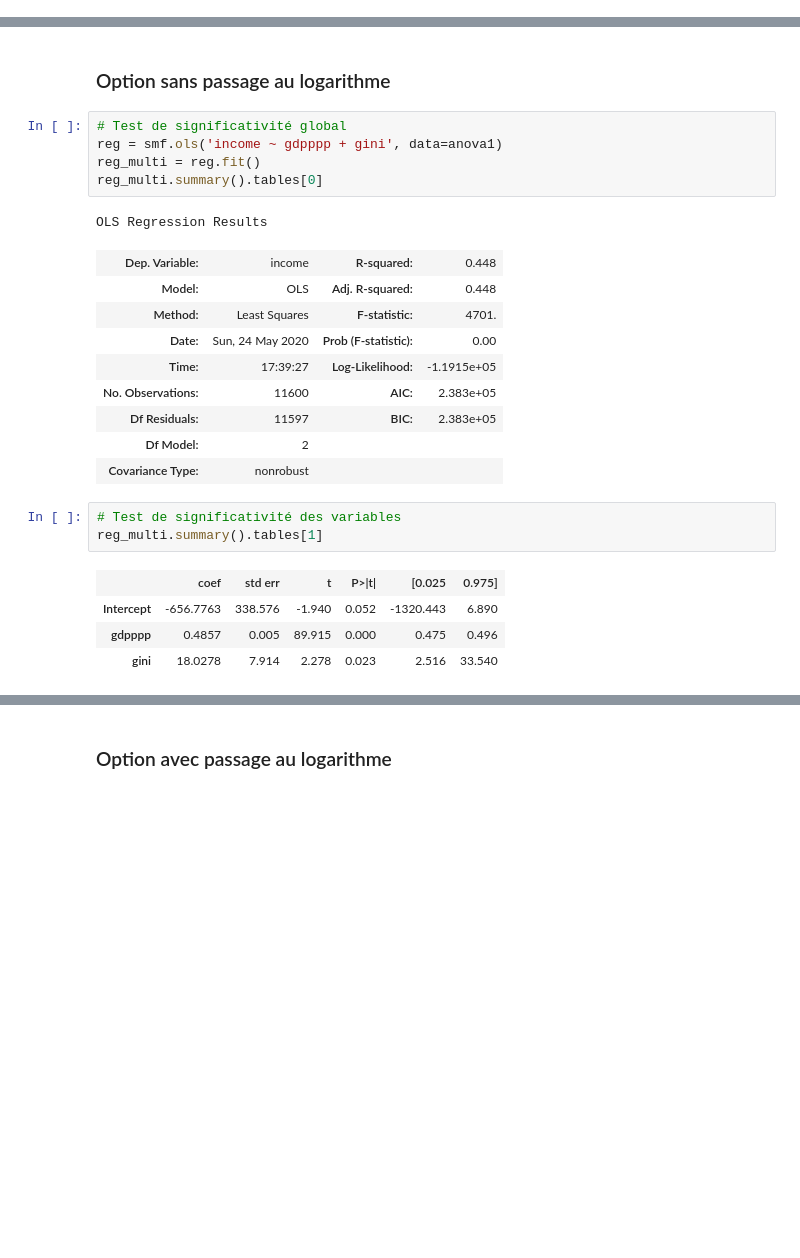
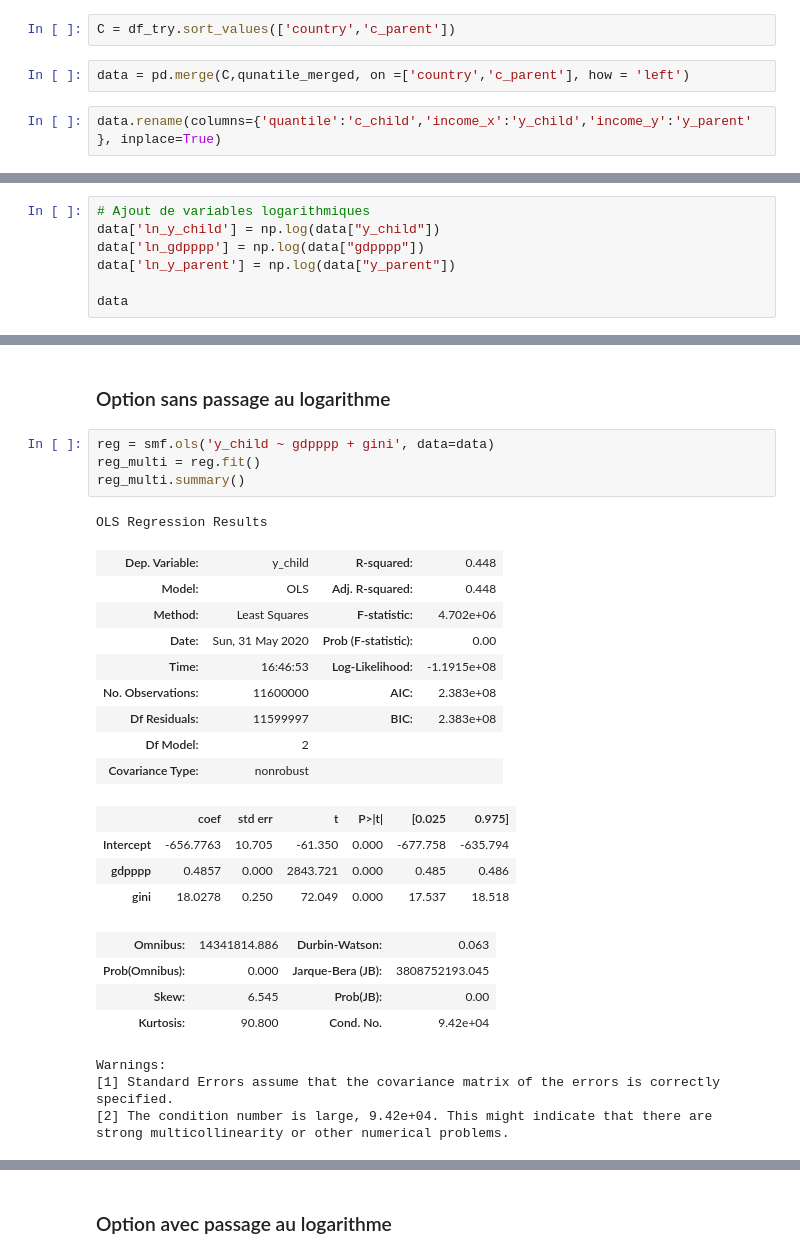
Before and after one commit to Magikpino/Projet9, a Jupyter notebook: Projet7/3- Modélisation P7.ipynb, the cells around one changed output, grey strips where cells are left out. Cells and saved outputs as stored; diff of their text form; blank space fills up the shorter version.

```diff
--- a/Projet7/3- Modélisation P7.ipynb
+++ b/Projet7/3- Modélisation P7.ipynb
@@ -323,0 +289,6 @@ test_fisher
+# %%
+C = df_try.sort_values(['country','c_parent'])
+# %%
+data = pd.merge(C,qunatile_merged, on =['country','c_parent'], how = 'left')
+# %%
+data.rename(columns={'quantile':'c_child','income_x':'y_child','income_y':'y_parent' }, inplace=True)
@@ -325,0 +532,7 @@ test_fisher
+# %%
+# Ajout de variables logarithmiques
+data['ln_y_child'] = np.log(data["y_child"])
+data['ln_gdpppp'] = np.log(data["gdpppp"])
+data['ln_y_parent'] = np.log(data["y_parent"])
+
+data
@@ -326,27 +563,30 @@ test_fisher
 # %% [markdown]
 ### Option sans passage au logarithme
 # %%
-# Test de significativité global
-reg = smf.ols('income ~ gdpppp + gini', data=anova1)
+reg = smf.ols('y_child ~ gdpppp + gini', data=data)
 reg_multi = reg.fit()
-reg_multi.summary().tables[0]
+reg_multi.summary()
 # %% [output]
 OLS Regression Results
-| Dep. Variable: | income | R-squared: | 0.448 |
+| Dep. Variable: | y_child | R-squared: | 0.448 |
 | Model: | OLS | Adj. R-squared: | 0.448 |
-| Method: | Least Squares | F-statistic: | 4701. |
-| Date: | Sun, 24 May 2020 | Prob (F-statistic): | 0.00 |
-| Time: | 17:39:27 | Log-Likelihood: | -1.1915e+05 |
-| No. Observations: | 11600 | AIC: | 2.383e+05 |
-| Df Residuals: | 11597 | BIC: | 2.383e+05 |
+| Method: | Least Squares | F-statistic: | 4.702e+06 |
+| Date: | Sun, 31 May 2020 | Prob (F-statistic): | 0.00 |
+| Time: | 16:46:53 | Log-Likelihood: | -1.1915e+08 |
+| No. Observations: | 11600000 | AIC: | 2.383e+08 |
+| Df Residuals: | 11599997 | BIC: | 2.383e+08 |
 | Df Model: | 2 |  |  |
 | Covariance Type: | nonrobust |  |  |
+|  | coef | std err | t | P>|t| | [0.025 | 0.975] |
+| Intercept | -656.7763 | 10.705 | -61.350 | 0.000 | -677.758 | -635.794 |
+| gdpppp | 0.4857 | 0.000 | 2843.721 | 0.000 | 0.485 | 0.486 |
+| gini | 18.0278 | 0.250 | 72.049 | 0.000 | 17.537 | 18.518 |
+| Omnibus: | 14341814.886 | Durbin-Watson: | 0.063 |
+| Prob(Omnibus): | 0.000 | Jarque-Bera (JB): | 3808752193.045 |
+| Skew: | 6.545 | Prob(JB): | 0.00 |
+| Kurtosis: | 90.800 | Cond. No. | 9.42e+04 |
+Warnings:
+[1] Standard Errors assume that the covariance matrix of the errors is correctly specified.
+[2] The condition number is large, 9.42e+04. This might indicate that there are
+strong multicollinearity or other numerical problems.
-# %%
-# Test de significativité des variables
-reg_multi.summary().tables[1]
-# %% [output]
-|  | coef | std err | t | P>|t| | [0.025 | 0.975] |
-| Intercept | -656.7763 | 338.576 | -1.940 | 0.052 | -1320.443 | 6.890 |
-| gdpppp | 0.4857 | 0.005 | 89.915 | 0.000 | 0.475 | 0.496 |
-| gini | 18.0278 | 7.914 | 2.278 | 0.023 | 2.516 | 33.540 |
 # %%
```
Also changed, not shown: parts of 68 cells of this notebook.
